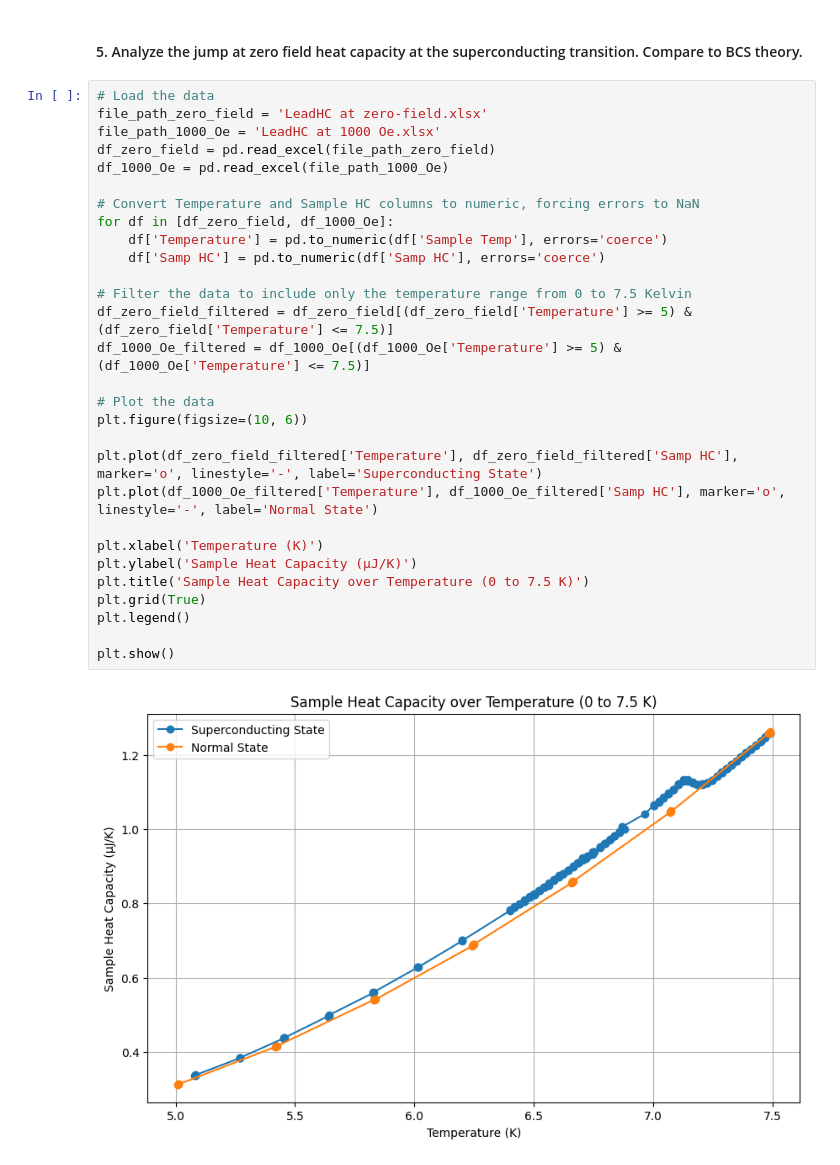
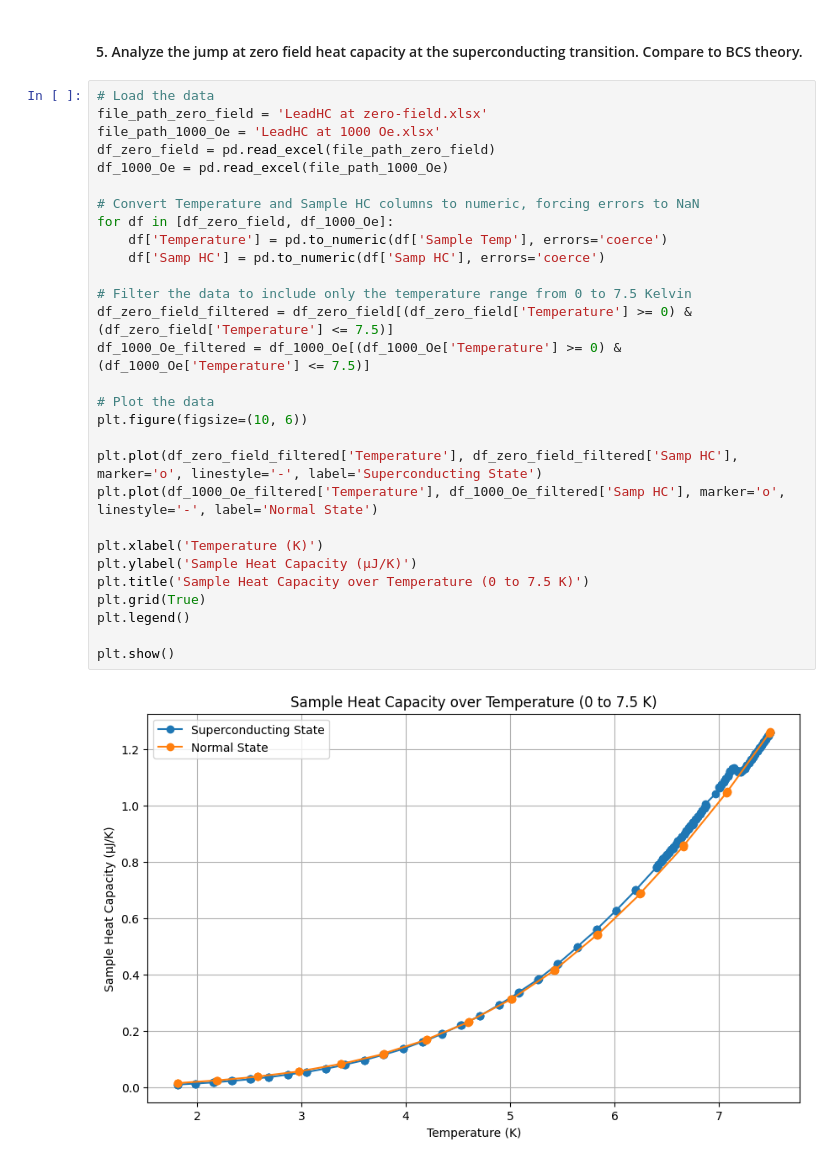
Before and after one commit to LocrianBird/SC-lab, a Jupyter notebook: Heat Capacity SC lab.ipynb, the cells around one changed output. Saved outputs shown, nothing was run; the diff lists cells and outputs as text.

```diff
--- a/Heat Capacity SC lab.ipynb
+++ b/Heat Capacity SC lab.ipynb
@@ -441,31 +441,31 @@ Sommerfeld coefficient (γ) at 1000 Oe: 0.0420 mJ mole^-1 K^-2
 # %%
 # Load the data
 file_path_zero_field = 'LeadHC at zero-field.xlsx'
 file_path_1000_Oe = 'LeadHC at 1000 Oe.xlsx'
 df_zero_field = pd.read_excel(file_path_zero_field)
 df_1000_Oe = pd.read_excel(file_path_1000_Oe)
 
 # Convert Temperature and Sample HC columns to numeric, forcing errors to NaN
 for df in [df_zero_field, df_1000_Oe]:
     df['Temperature'] = pd.to_numeric(df['Sample Temp'], errors='coerce')
     df['Samp HC'] = pd.to_numeric(df['Samp HC'], errors='coerce')
 
 # Filter the data to include only the temperature range from 0 to 7.5 Kelvin
-df_zero_field_filtered = df_zero_field[(df_zero_field['Temperature'] >= 5) & (df_zero_field['Temperature'] <= 7.5)]
-df_1000_Oe_filtered = df_1000_Oe[(df_1000_Oe['Temperature'] >= 5) & (df_1000_Oe['Temperature'] <= 7.5)]
+df_zero_field_filtered = df_zero_field[(df_zero_field['Temperature'] >= 0) & (df_zero_field['Temperature'] <= 7.5)]
+df_1000_Oe_filtered = df_1000_Oe[(df_1000_Oe['Temperature'] >= 0) & (df_1000_Oe['Temperature'] <= 7.5)]
 
 # Plot the data
 plt.figure(figsize=(10, 6))
 
 plt.plot(df_zero_field_filtered['Temperature'], df_zero_field_filtered['Samp HC'], marker='o', linestyle='-', label='Superconducting State')
 plt.plot(df_1000_Oe_filtered['Temperature'], df_1000_Oe_filtered['Samp HC'], marker='o', linestyle='-', label='Normal State')
 
 plt.xlabel('Temperature (K)')
 plt.ylabel('Sample Heat Capacity (µJ/K)')
 plt.title('Sample Heat Capacity over Temperature (0 to 7.5 K)')
 plt.grid(True)
 plt.legend()
 
 plt.show()
 # %% [output]
-[figure, old version]
+[figure, new version]
```
